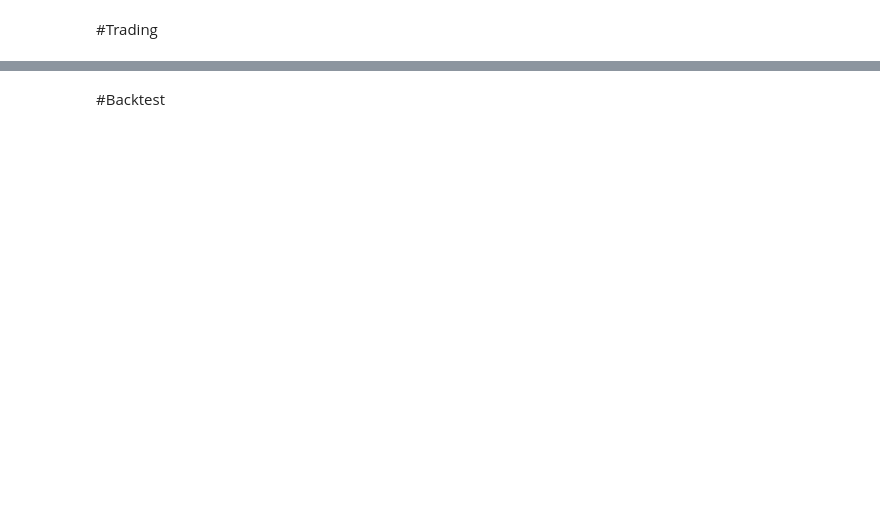
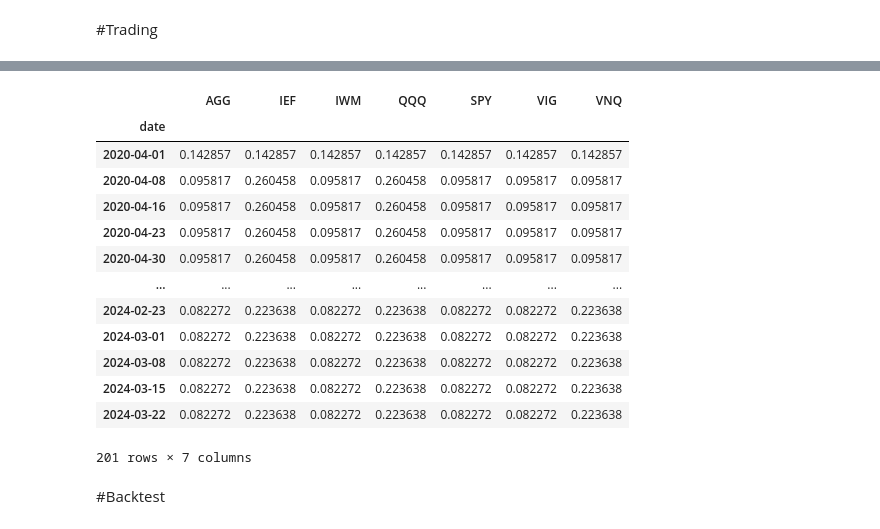
Before and after one commit to ying-ni/drl_finance, a Jupyter notebook: drl.ipynb, the cells around one changed output, grey strips where cells are left out. Cells and saved outputs as stored; diff of their text form; code cells hidden in the pictures; blank space fills up the shorter version.

Commit message:
drl.ipynb, update step()

```diff
--- a/drl.ipynb
+++ b/drl.ipynb
@@ -539,6 +604,3 @@ trained_ddpg.save('/home/jenchang/drl_finance/trained_models/trained_ddpg.zip')
 trade = data_split(data_df,'2020-04-01', '2024-03-31')
 trade['^W5000FLT'] = trade['^W5000FLT'].str.replace(',', '')
 e_trade_gym = StockPortfolioEnv(df = trade, **env_kwargs)
-# %%
-df_daily_return, df_actions = DRLAgent.DRL_prediction(model=trained_ddpg,
-                        environment = e_trade_gym)
@@ -551,0 +607,32 @@ hit end!
+# %%
+
+# df_daily_return, df_actions = DRLAgent.DRL_prediction(model=trained_ddpg,
+#                         environment = e_trade_gym)
+environment = e_trade_gym
+model=trained_ddpg
+deterministic=True
+test_env, test_obs = environment.get_sb_env()
+account_memory = None  # This help avoid unnecessary list creation
+actions_memory = None  # optimize memory consumption
+# state_memory=[] #add memory pool to store states
+
+test_env.reset()
+max_steps = len(environment.df.index.unique()) -5
+
+for i in range(len(environment.df.index.unique())):
+    action, _states = model.predict(test_obs, deterministic=deterministic)
+    account_memory = test_env.env_method(method_name="save_asset_memory")
+    actions_memory = test_env.env_method(method_name="save_action_memory")
+    test_obs, rewards, dones, info = test_env.step(action)
+
+    # if (
+    #     i == max_steps - 5
+    # ):  # more descriptive condition for early termination to clarify the logic
+    #     account_memory = test_env.env_method(method_name="save_asset_memory")
+    #     actions_memory = test_env.env_method(method_name="save_action_memory")
+    # add current state to state memory
+    # state_memory=test_env.env_method(method_name="save_state_memory")
+    if dones[0]:
+        print("hit end!")
+        break
+    df_daily_return, df_actions = account_memory[0], actions_memory[0]
@@ -552,3 +647,20 @@ hit end!
+# %%
+actions_memory[0]
+# %% [output]
+|  | AGG | IEF | IWM | QQQ | SPY | VIG | VNQ |
+| date |  |  |  |  |  |  |  |
+| 2020-04-01 | 0.142857 | 0.142857 | 0.142857 | 0.142857 | 0.142857 | 0.142857 | 0.142857 |
+| 2020-04-08 | 0.095817 | 0.260458 | 0.095817 | 0.260458 | 0.095817 | 0.095817 | 0.095817 |
+| 2020-04-16 | 0.095817 | 0.260458 | 0.095817 | 0.260458 | 0.095817 | 0.095817 | 0.095817 |
+| 2020-04-23 | 0.095817 | 0.260458 | 0.095817 | 0.260458 | 0.095817 | 0.095817 | 0.095817 |
+| 2020-04-30 | 0.095817 | 0.260458 | 0.095817 | 0.260458 | 0.095817 | 0.095817 | 0.095817 |
+| ... | ... | ... | ... | ... | ... | ... | ... |
+| 2024-02-23 | 0.082272 | 0.223638 | 0.082272 | 0.223638 | 0.082272 | 0.082272 | 0.223638 |
+| 2024-03-01 | 0.082272 | 0.223638 | 0.082272 | 0.223638 | 0.082272 | 0.082272 | 0.223638 |
+| 2024-03-08 | 0.082272 | 0.223638 | 0.082272 | 0.223638 | 0.082272 | 0.082272 | 0.223638 |
+| 2024-03-15 | 0.082272 | 0.223638 | 0.082272 | 0.223638 | 0.082272 | 0.082272 | 0.223638 |
+| 2024-03-22 | 0.082272 | 0.223638 | 0.082272 | 0.223638 | 0.082272 | 0.082272 | 0.223638 |
+201 rows × 7 columns
 # %% [markdown]
 #Backtest
 # %%
```
Also changed, not shown: parts of 24 cells of this notebook, 13 other files.
